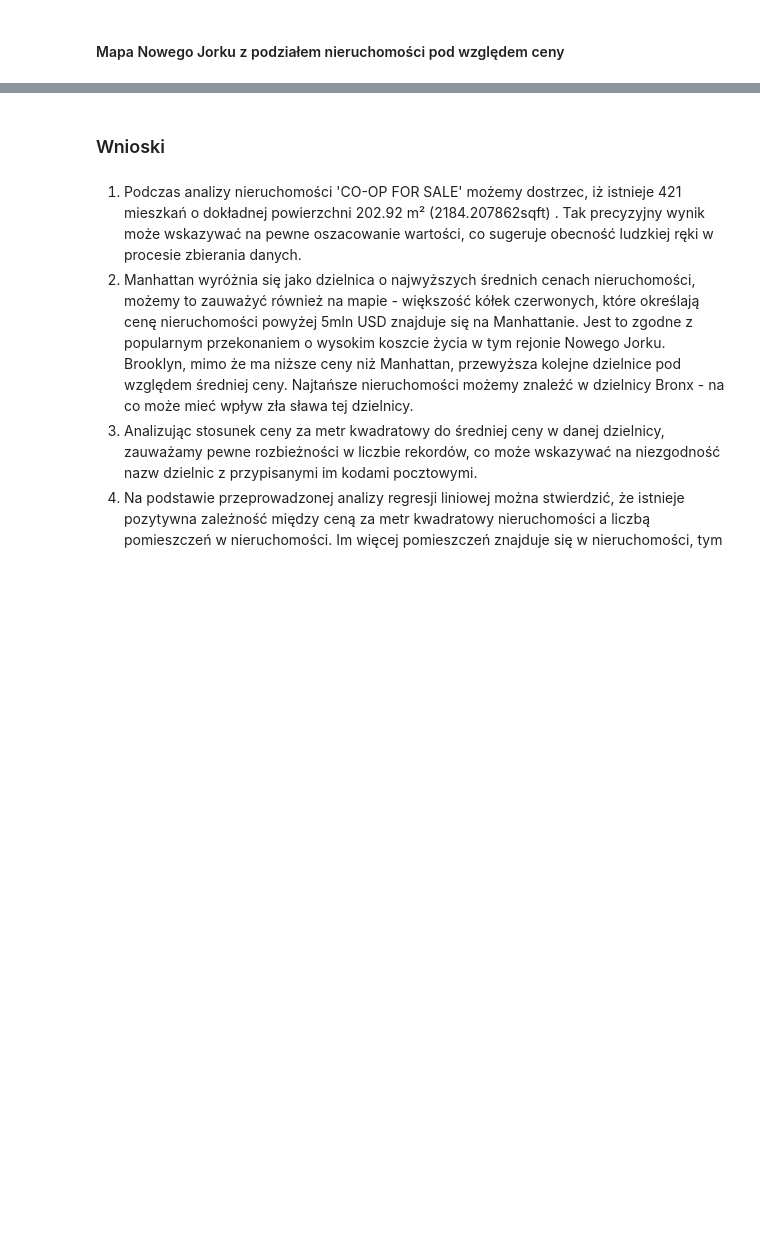
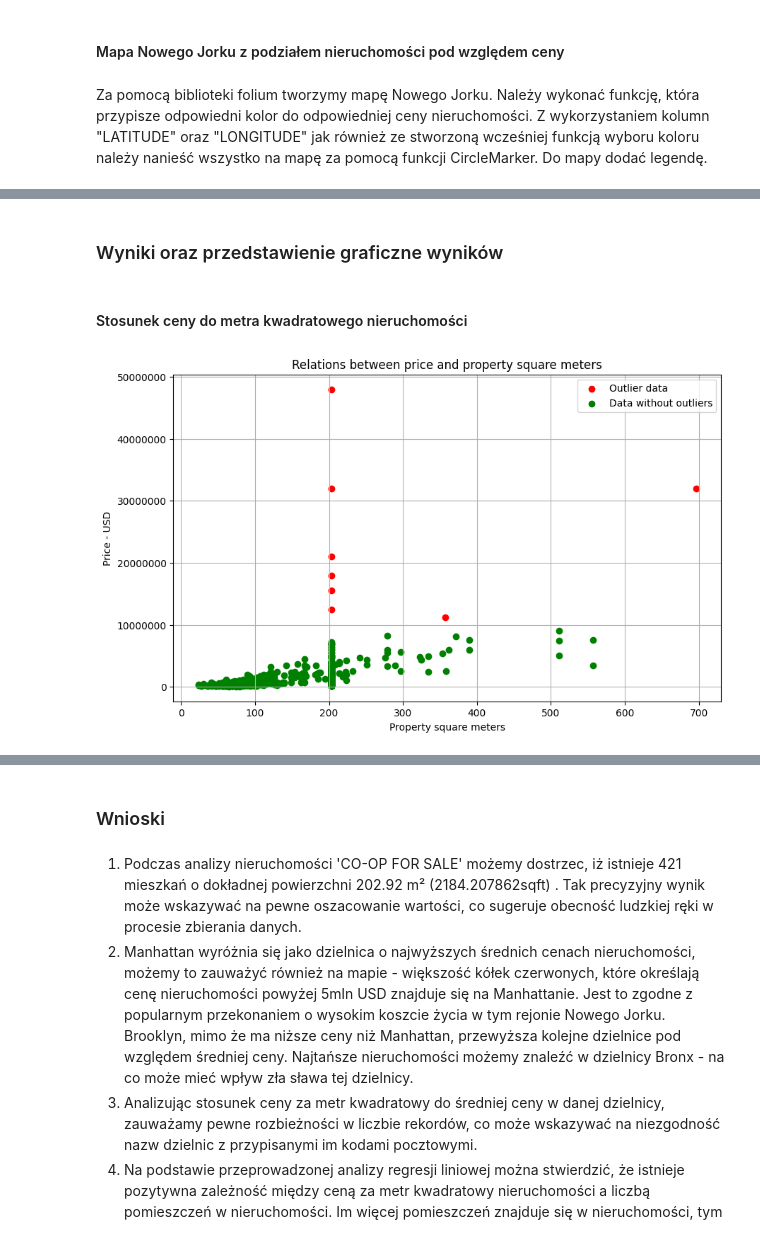
Before and after one commit to Baginka/DA_BA_NYCH, a Jupyter notebook: Data Analysis.ipynb, the cells around one changed output, grey strips where cells are left out. Drawn from its saved outputs; the diff is of its cells as text; code cells hidden in the pictures; blank space fills up the shorter version.

```diff
--- a/Data Analysis.ipynb
+++ b/Data Analysis.ipynb
@@ -469,5 +488,10 @@ STATEN ISLAND           3651.39         2.50
 # %% [markdown]
 #### Mapa Nowego Jorku z podziałem nieruchomości pod względem ceny
+# %% [markdown]
+Za pomocą biblioteki folium tworzymy mapę Nowego Jorku.
+Należy wykonać funkcję, która przypisze odpowiedni kolor do odpowiedniej ceny nieruchomości.
+Z wykorzystaniem kolumn "LATITUDE" oraz "LONGITUDE" jak również ze stworzoną wcześniej funkcją wyboru koloru należy nanieść wszystko na mapę za pomocą funkcji CircleMarker.
+Do mapy dodać legendę.
 # %%
 # Stworzenie mapy Nowego Jorku
 nyc_map = folium.Map(location=[40.7128, -74.0006], zoom_start=11)
@@ -499,3 +523,21 @@ nyc_map.get_root().html.add_child(folium.Element(legend))
 nyc_map
 # %% [output]
 [interactive output not drawn]
+# %% [markdown]
+### Wyniki oraz przedstawienie graficzne wyników
+# %% [markdown]
+#### Stosunek ceny do metra kwadratowego nieruchomości
+# %%
+plt.figure(figsize=(10, 6))
+plt.scatter(df.loc[outliers_indices, 'PROPERTYSQMETERS'], df.loc[outliers_indices, 'PRICE'], color='red', label='Outlier data')
+df_filtered = df.drop(outliers_indices)
+plt.scatter(df_filtered['PROPERTYSQMETERS'], df_filtered['PRICE'], color='green', label='Data without outliers')
+plt.title('Relations between price and property square meters')
+plt.xlabel('Property square meters')
+plt.ylabel('Price - USD')
+plt.legend()
+plt.grid(True)
+plt.ticklabel_format(style='plain', axis='y')
+plt.show()
+# %% [output]
+[figure, added]
```
Also changed, not shown: parts of 23 cells of this notebook.
